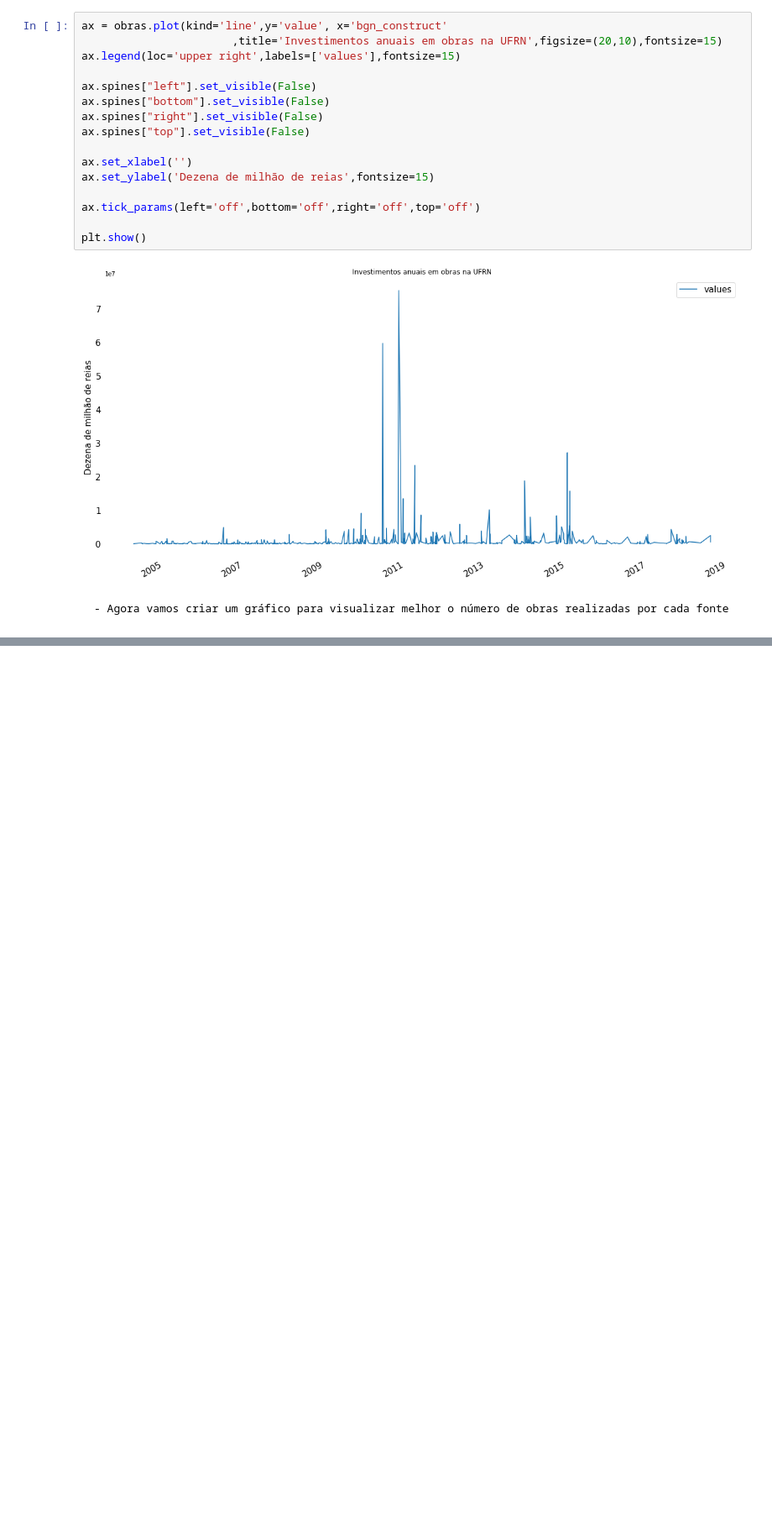
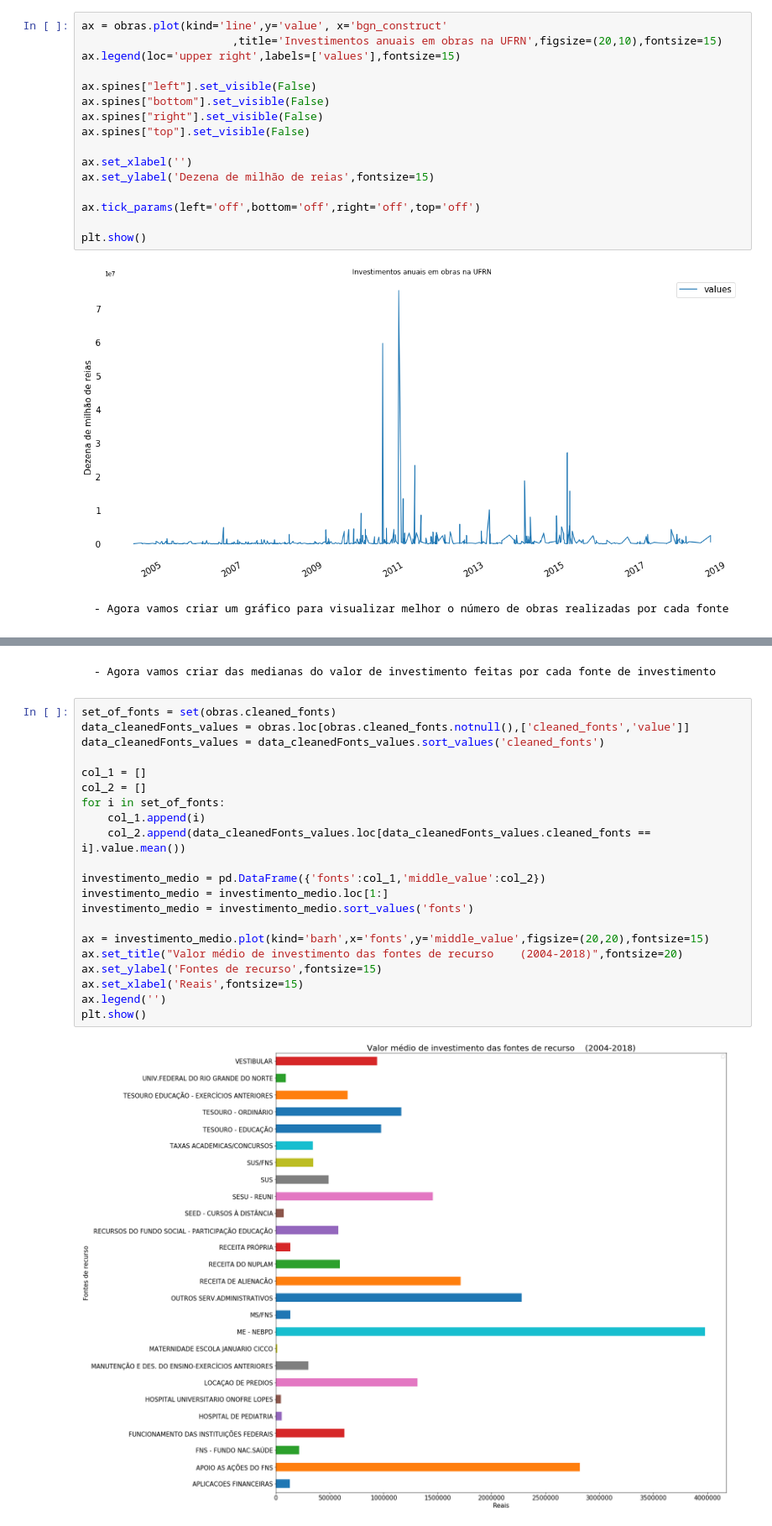
Before and after one commit to louisestella/DataAnalysis, a Jupyter notebook: real_prob_project.ipynb, the cells around one changed output, grey strips where cells are left out. Shown: that part at 84% size. Drawn from its saved outputs; the diff is of its cells as text; blank space fills up the shorter version.

```diff
--- a/real_prob_project.ipynb
+++ b/real_prob_project.ipynb
@@ -142,0 +144,25 @@ plt.show()
+# %% [markdown]
+    - Agora vamos criar das medianas do valor de investimento feitas por cada fonte de investimento
+# %%
+set_of_fonts = set(obras.cleaned_fonts)
+data_cleanedFonts_values = obras.loc[obras.cleaned_fonts.notnull(),['cleaned_fonts','value']]
+data_cleanedFonts_values = data_cleanedFonts_values.sort_values('cleaned_fonts')
+
+col_1 = []
+col_2 = []
+for i in set_of_fonts:
+    col_1.append(i)
+    col_2.append(data_cleanedFonts_values.loc[data_cleanedFonts_values.cleaned_fonts == i].value.mean())
+
+investimento_medio = pd.DataFrame({'fonts':col_1,'middle_value':col_2})
+investimento_medio = investimento_medio.loc[1:]
+investimento_medio = investimento_medio.sort_values('fonts')
+
+ax = investimento_medio.plot(kind='barh',x='fonts',y='middle_value',figsize=(20,20),fontsize=15)
+ax.set_title("Valor médio de investimento das fontes de recurso    (2004-2018)",fontsize=20)
+ax.set_ylabel('Fontes de recurso',fontsize=15)
+ax.set_xlabel('Reais',fontsize=15)
+ax.legend('')
+plt.show()
+# %% [output]
+[figure, added]
```
Also changed, not shown: parts of 3 cells of this notebook.
